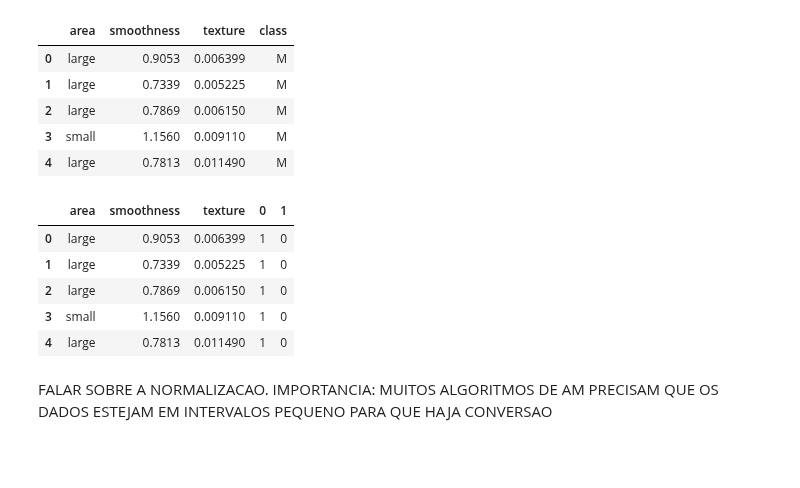
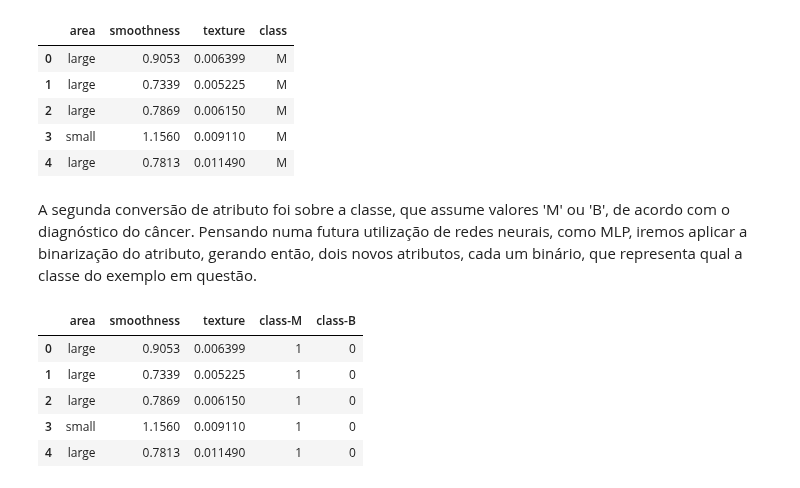
Before and after one commit to LucasSugi/data-science, a Jupyter notebook: pratica_5/pratica_5_9293286_9293251.ipynb, the cells around one changed output. Drawn from its saved outputs; the diff is of its cells as text; code cells hidden in the pictures; blank space fills up the shorter version.

```diff
--- a/pratica_5/pratica_5_9293286_9293251.ipynb
+++ b/pratica_5/pratica_5_9293286_9293251.ipynb
@@ -190,39 +190,42 @@ breast_cancer.head()
 | 2 | large | 0.7869 | 0.006150 | M |
 | 3 | small | 1.1560 | 0.009110 | M |
 | 4 | large | 0.7813 | 0.011490 | M |
+# %% [markdown]
+A segunda conversão de atributo foi sobre a classe, que assume valores 'M' ou 'B', de acordo com o diagnóstico do câncer. Pensando numa futura utilização de redes neurais, como MLP, iremos aplicar a binarização do atributo, gerando então, dois novos atributos, cada um binário, que representa qual a classe do exemplo em questão.
 # %%
 #Extração dos atributos
 tmp_breast_cancer = breast_cancer.iloc[:,0:len(breast_cancer.columns)-1]
 
 #Extração da classe
 classes = breast_cancer['class'].unique()
 
 #Geração das classes binarias
 tmp_class = np.zeros([len(breast_cancer),len(classes)])
 
 for i in range(len(classes)):
     for j in range(len(breast_cancer)):
         if(classes[i] == breast_cancer.iloc[j,3]):
             tmp_class[j,i] = 1
 
 #Convertendo para um data frame
 tmp_class = pd.DataFrame(tmp_class)
 
 #Concatenando atributos
 breast_cancer = pd.concat([tmp_breast_cancer,tmp_class],axis=1)
 
 #Mudando o tipo
 breast_cancer.iloc[:,3] = breast_cancer.iloc[:,3].astype(int)
 breast_cancer.iloc[:,4] = breast_cancer.iloc[:,4].astype(int)
 
+#Renomeando as colunas
+breast_cancer.columns = ['area','smoothness','texture','class-M', 'class-B']
+
 #Mostrando o dataset
 breast_cancer.head()
 # %% [output]
-|  | area | smoothness | texture | 0 | 1 |
+|  | area | smoothness | texture | class-M | class-B |
 | 0 | large | 0.9053 | 0.006399 | 1 | 0 |
 | 1 | large | 0.7339 | 0.005225 | 1 | 0 |
 | 2 | large | 0.7869 | 0.006150 | 1 | 0 |
 | 3 | small | 1.1560 | 0.009110 | 1 | 0 |
 | 4 | large | 0.7813 | 0.011490 | 1 | 0 |
-# %% [markdown]
-FALAR SOBRE A NORMALIZACAO. IMPORTANCIA: MUITOS ALGORITMOS DE AM PRECISAM QUE OS DADOS ESTEJAM EM INTERVALOS PEQUENO PARA QUE HAJA CONVERSAO
```
Also changed, not shown: parts of 31 cells of this notebook.
